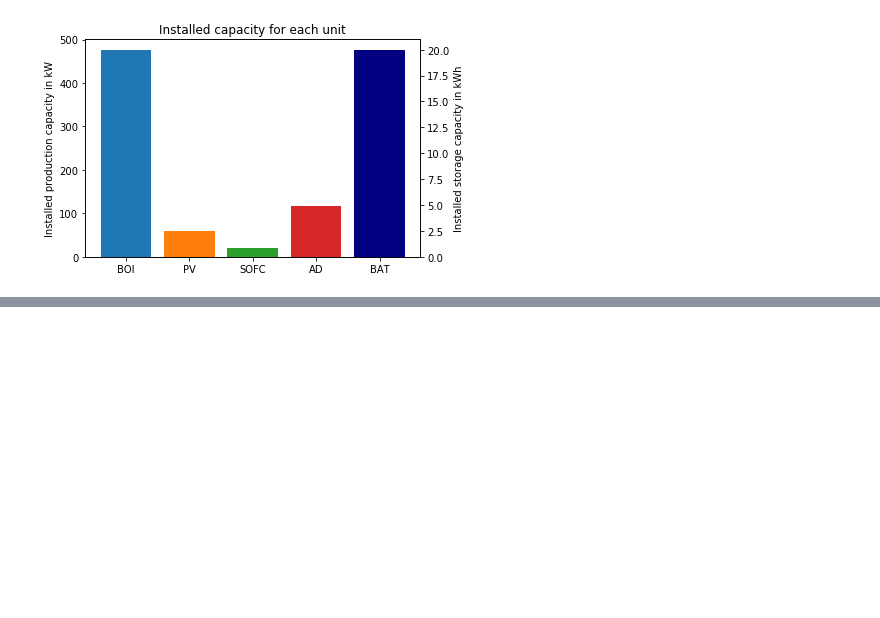
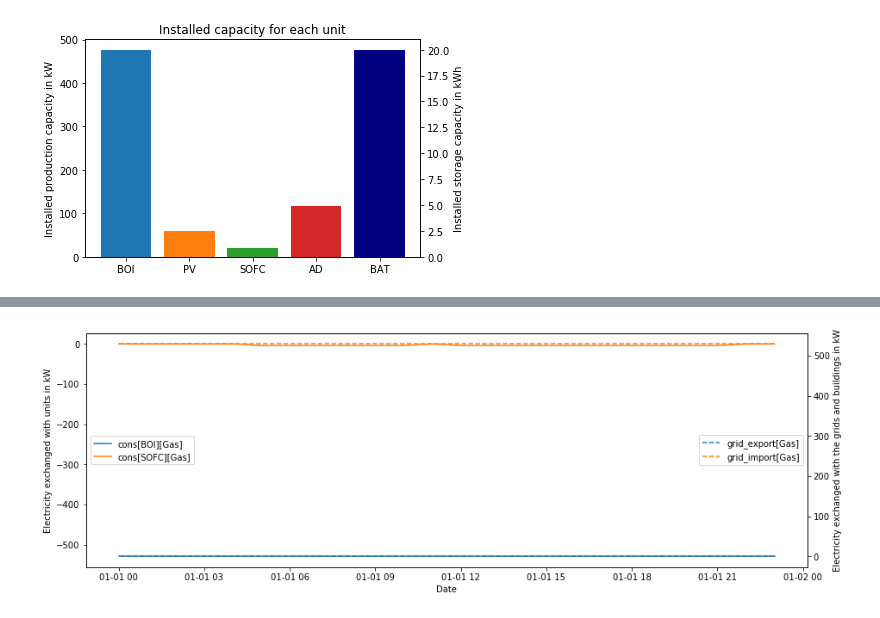
Before and after one commit to terborch/SFF, a Jupyter notebook: sff_mip/run.ipynb, the cells around one changed output, grey strips where cells are left out. Saved outputs shown, nothing was run; the diff lists cells and outputs as text; code cells hidden in the pictures; blank space fills up the shorter version.

```diff
--- a/sff_mip/run.ipynb
+++ b/sff_mip/run.ipynb
@@ -173,0 +300,5 @@ def plot_stream_results():
+# %%
+plot_resource('Gas', var_result_time_dep, var_name_time_dep)
+plt.show()
+# %% [output]
+[figure, added]
```
Also changed, not shown: parts of 35 cells of this notebook, 56 other files.
